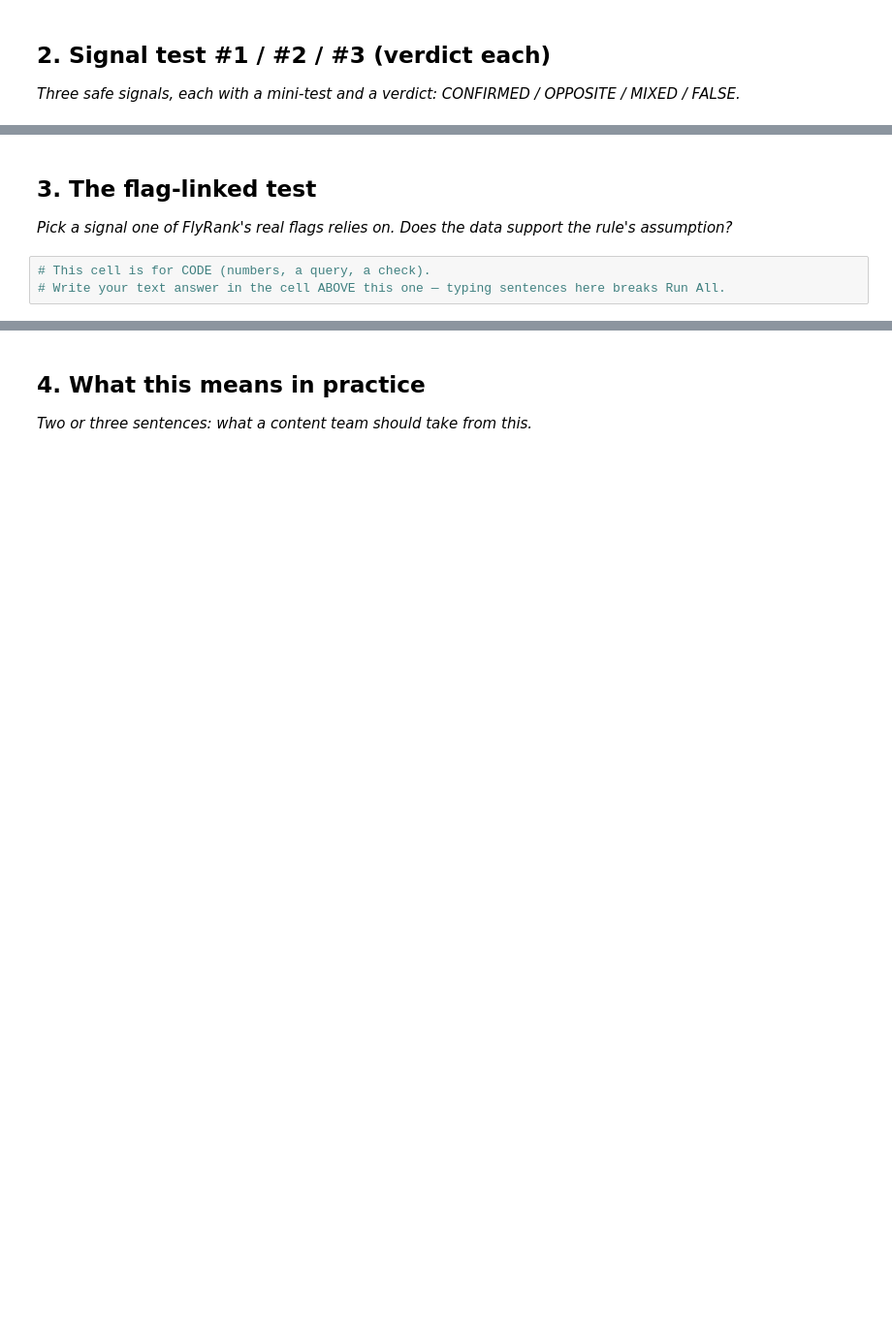
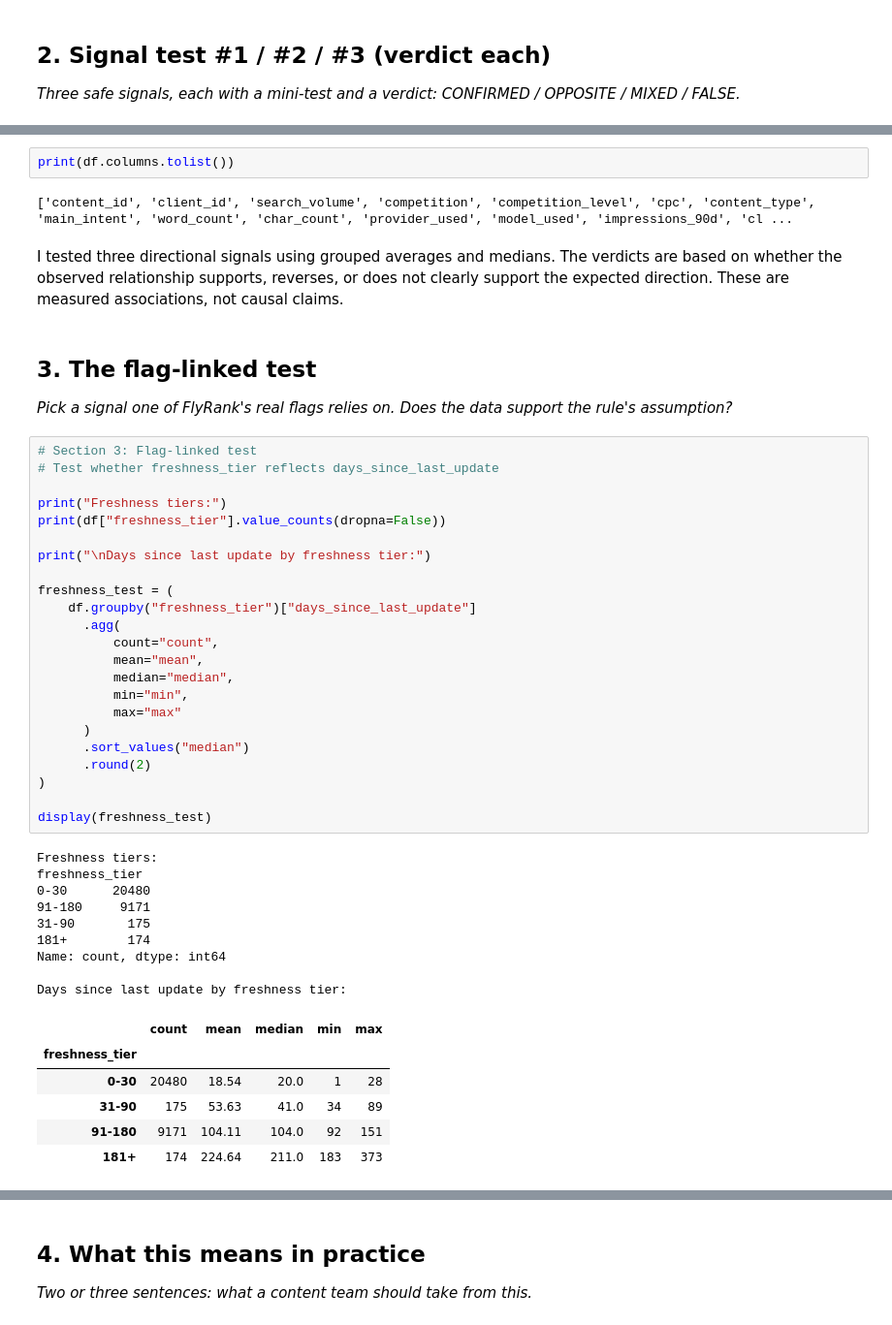
Before and after one commit to Duchalsoham12/flyrank-ml-internship, a Jupyter notebook: work/notebooks/w04_signal_audit.ipynb, the cells around one changed output, grey strips where cells are left out. Shown at 97% size. Drawn from its saved outputs; the diff is of its cells as text; blank space fills up the shorter version.

```diff
--- a/work/notebooks/w04_signal_audit.ipynb
+++ b/work/notebooks/w04_signal_audit.ipynb
@@ -23,7 +240,49 @@ This skeleton is yours to fill. Work the sections **in order** — each one has
+# %%
+print(df.columns.tolist())
+# %% [output]
+['content_id', 'client_id', 'search_volume', 'competition', 'competition_level', 'cpc', 'content_type', 'main_intent', 'word_count', 'char_count', 'provider_used', 'model_used', 'impressions_90d', 'cl ...
+# %% [markdown]
+I tested three directional signals using grouped averages and medians. The verdicts are based on whether the observed relationship supports, reverses, or does not clearly support the expected direction. These are measured associations, not causal claims.
 # %% [markdown]
 ## 3. The flag-linked test
 
 *Pick a signal one of FlyRank's real flags relies on. Does the data support the rule's assumption?*
-# %%
-# This cell is for CODE (numbers, a query, a check).
-# Write your text answer in the cell ABOVE this one — typing sentences here breaks Run All.
+# %%
+# Section 3: Flag-linked test
+# Test whether freshness_tier reflects days_since_last_update
+
+print("Freshness tiers:")
+print(df["freshness_tier"].value_counts(dropna=False))
+
+print("\nDays since last update by freshness tier:")
+
+freshness_test = (
+    df.groupby("freshness_tier")["days_since_last_update"]
+      .agg(
+          count="count",
+          mean="mean",
+          median="median",
+          min="min",
+          max="max"
+      )
+      .sort_values("median")
+      .round(2)
+)
+
+display(freshness_test)
+# %% [output]
+Freshness tiers:
+freshness_tier
+0-30      20480
+91-180     9171
+31-90       175
+181+        174
+Name: count, dtype: int64
+
+Days since last update by freshness tier:
+|  | count | mean | median | min | max |
+| freshness_tier |  |  |  |  |  |
+| 0-30 | 20480 | 18.54 | 20.0 | 1 | 28 |
+| 31-90 | 175 | 53.63 | 41.0 | 34 | 89 |
+| 91-180 | 9171 | 104.11 | 104.0 | 92 | 151 |
+| 181+ | 174 | 224.64 | 211.0 | 183 | 373 |
```
Also changed, not shown: parts of 22 cells of this notebook.
